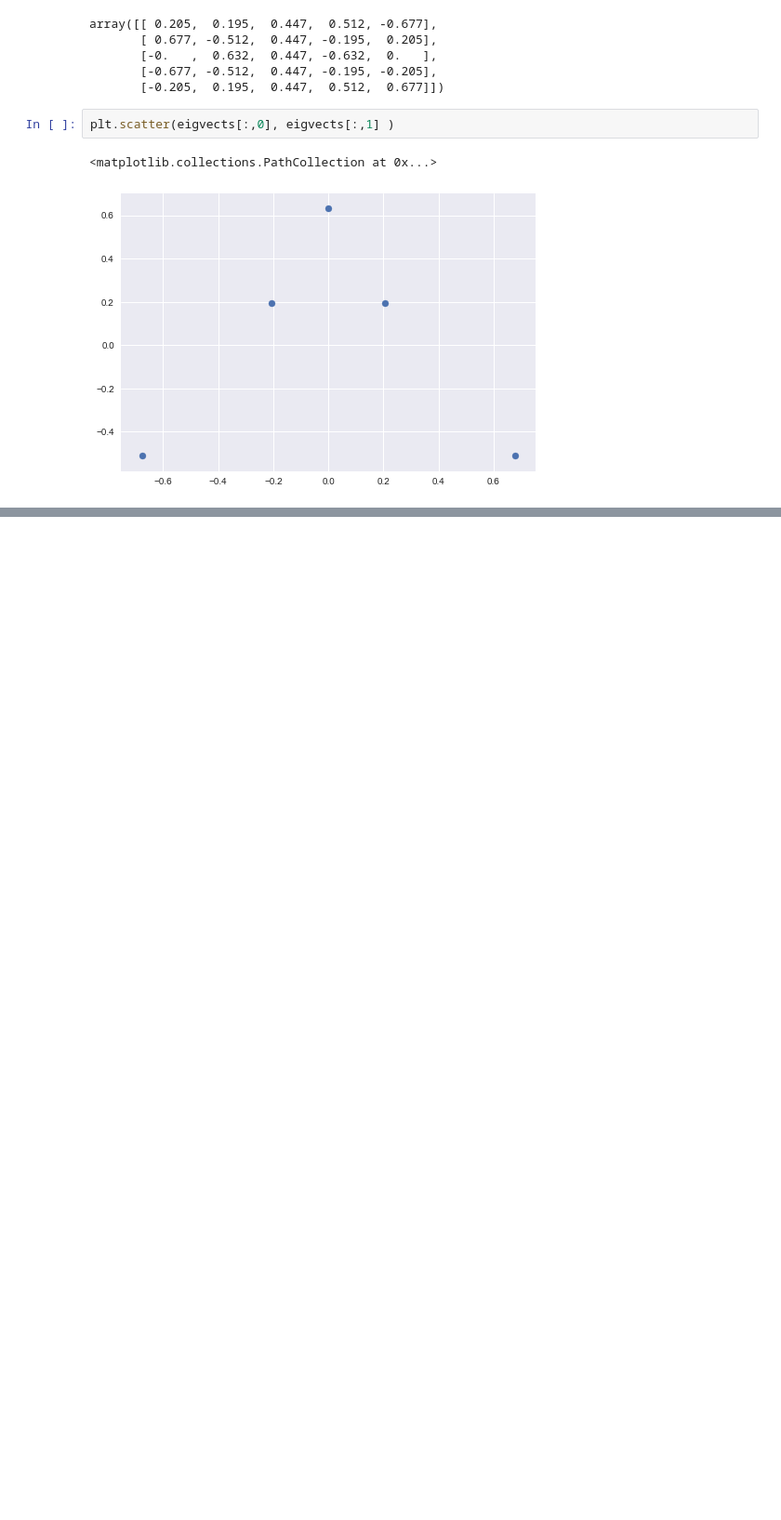
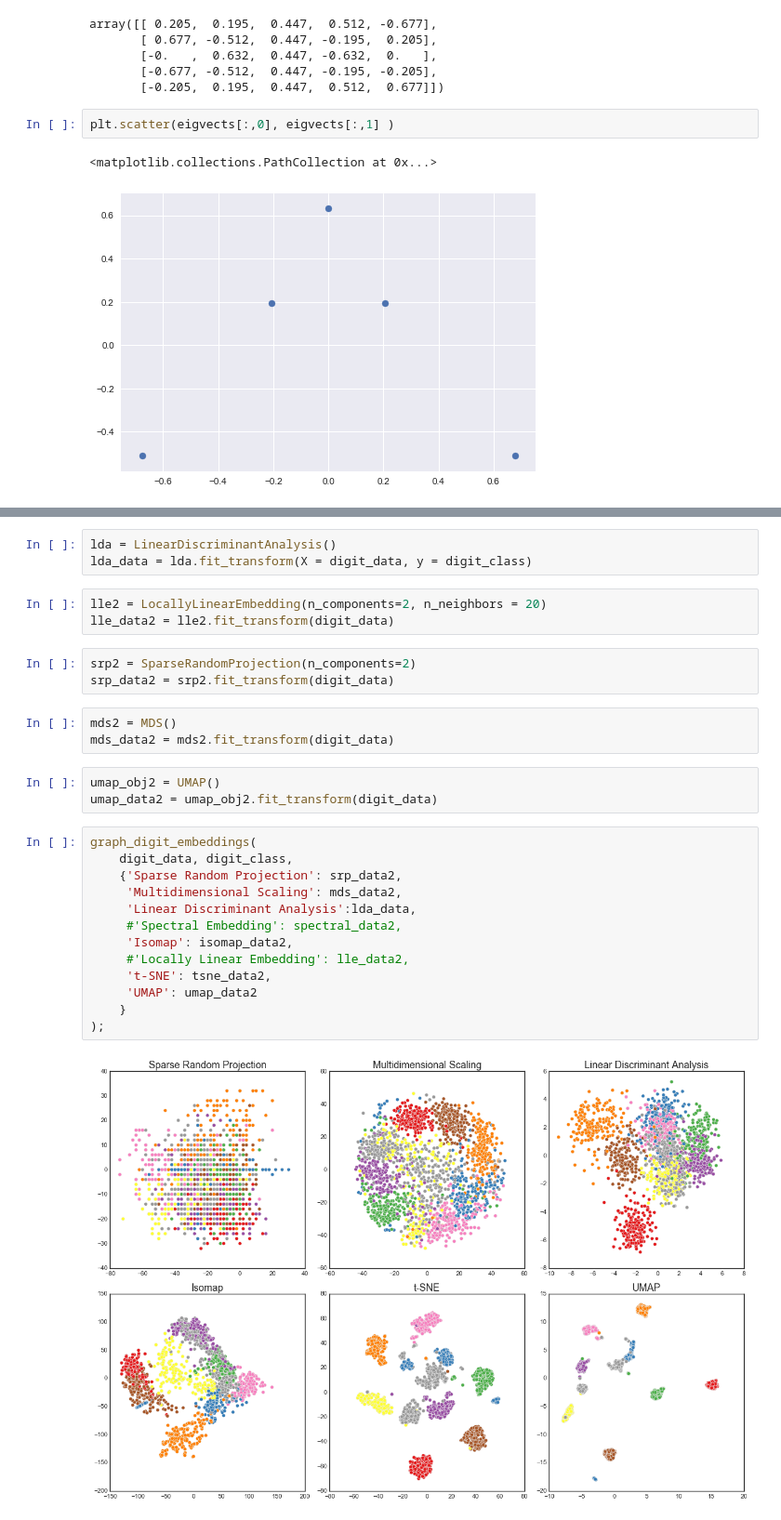
Before and after one commit to milesaturpin/math-with-python, a Jupyter notebook: high-dim-data.ipynb, the cells around one changed output, grey strips where cells are left out. Shown at 93% size. Saved outputs shown, nothing was run; the diff lists cells and outputs as text; blank space fills up the shorter version.

```diff
--- a/high-dim-data.ipynb
+++ b/high-dim-data.ipynb
@@ -146,0 +295,30 @@ plt.scatter(eigvects[:,0], eigvects[:,1] )
+# %%
+lda = LinearDiscriminantAnalysis()
+lda_data = lda.fit_transform(X = digit_data, y = digit_class)
+# %%
+lle2 = LocallyLinearEmbedding(n_components=2, n_neighbors = 20)
+lle_data2 = lle2.fit_transform(digit_data)
+# %%
+srp2 = SparseRandomProjection(n_components=2)
+srp_data2 = srp2.fit_transform(digit_data)
+# %%
+mds2 = MDS()
+mds_data2 = mds2.fit_transform(digit_data)
+# %%
+umap_obj2 = UMAP()
+umap_data2 = umap_obj2.fit_transform(digit_data)
+# %%
+graph_digit_embeddings(
+    digit_data, digit_class,
+    {'Sparse Random Projection': srp_data2,
+     'Multidimensional Scaling': mds_data2,
+     'Linear Discriminant Analysis':lda_data,
+     #'Spectral Embedding': spectral_data2,
+     'Isomap': isomap_data2,
+     #'Locally Linear Embedding': lle_data2,
+     't-SNE': tsne_data2,
+     'UMAP': umap_data2
+    }
+);
+# %% [output]
+[figure, added]
```
Also changed, not shown: parts of 49 cells of this notebook, 5 other files.
